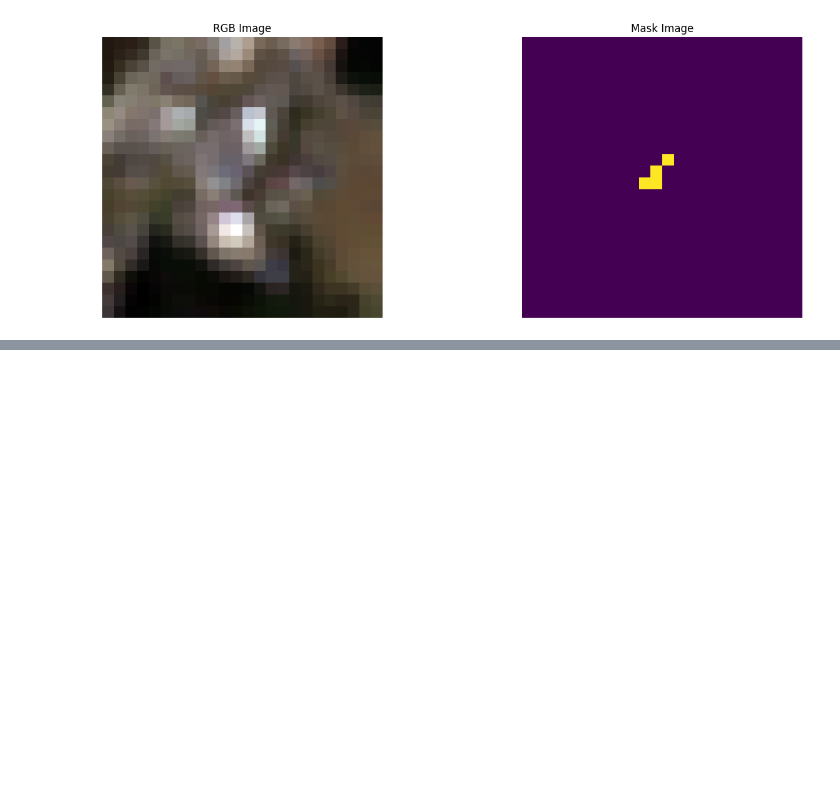
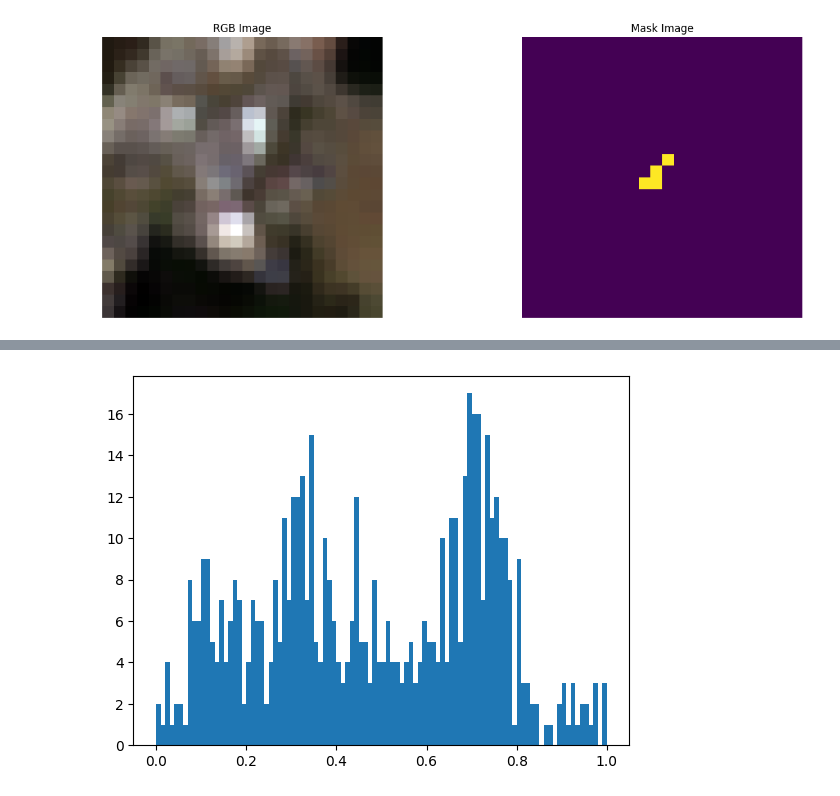
Before and after one commit to tetaud-sebastien/solafune-solar-panel-detection, a Jupyter notebook: Notebooks/explore.ipynb, the cells around one changed output, grey strips where cells are left out. Cells and saved outputs as stored; diff of their text form; code cells hidden in the pictures; blank space fills up the shorter version.

```diff
--- a/Notebooks/explore.ipynb
+++ b/Notebooks/explore.ipynb
@@ -431,0 +365,5 @@ sample.values.shape[0]
+# %%
+plt.hist(mi.flatten(),bins=100)
+plt.show()
+# %% [output]
+[figure, added]
```
Also changed, not shown: parts of 26 cells of this notebook, 1 other file.
